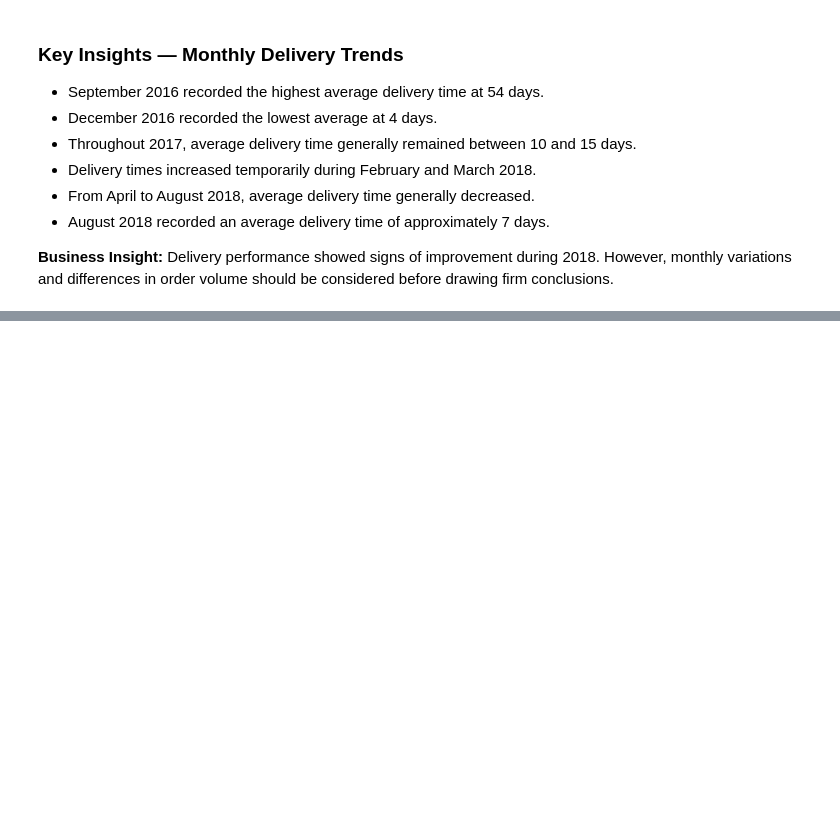
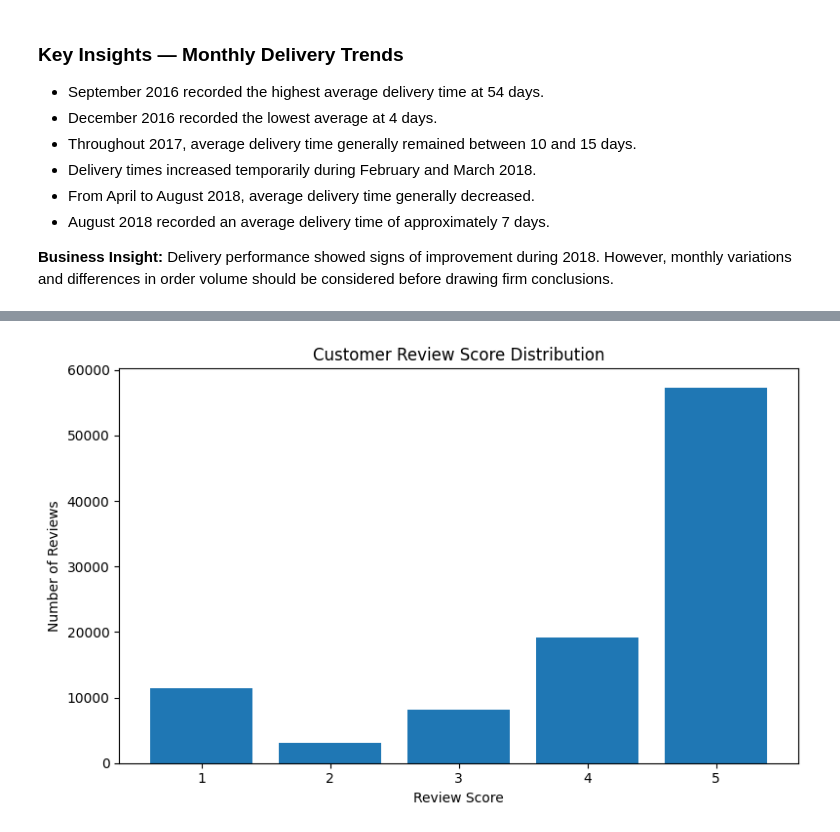
Before and after one commit to NazreenShanavaz/ecommerce-customer-intelligence, a Jupyter notebook: notebooks/03_sales_performance_analysis.ipynb, the cells around one changed output, grey strips where cells are left out. Cells and saved outputs as stored; diff of their text form; code cells hidden in the pictures; blank space fills up the shorter version.

Commit message:
Review & Customer Satisfaction Analysis

```diff
--- a/notebooks/03_sales_performance_analysis.ipynb
+++ b/notebooks/03_sales_performance_analysis.ipynb
@@ -1437,3 +1437,8 @@ Name: 2, dtype: object
 - August 2018 recorded an average delivery time of approximately 7 days.
 
 **Business Insight:** Delivery performance showed signs of improvement during 2018. However, monthly variations and differences in order volume should be considered before drawing firm conclusions.
+# %%
+reviews = pd.read_csv("../data/olist_order_reviews_dataset.csv")
+print(reviews.head())
+print(reviews.shape)
+print(reviews.info())
@@ -1439,0 +1463,15 @@ Name: 2, dtype: object
+# %%
+review_counts = reviews['review_score'].value_counts().sort_index()
+# %%
+plt.figure(figsize=(8, 5))
+
+plt.bar(review_counts.index, review_counts.values)
+
+plt.title('Customer Review Score Distribution')
+plt.xlabel('Review Score')
+plt.ylabel('Number of Reviews')
+plt.xticks([1, 2, 3, 4, 5])
+plt.tight_layout()
+plt.show()
+# %% [output]
+[figure, added]
```
Also changed, not shown: parts of 14 cells of this notebook.
